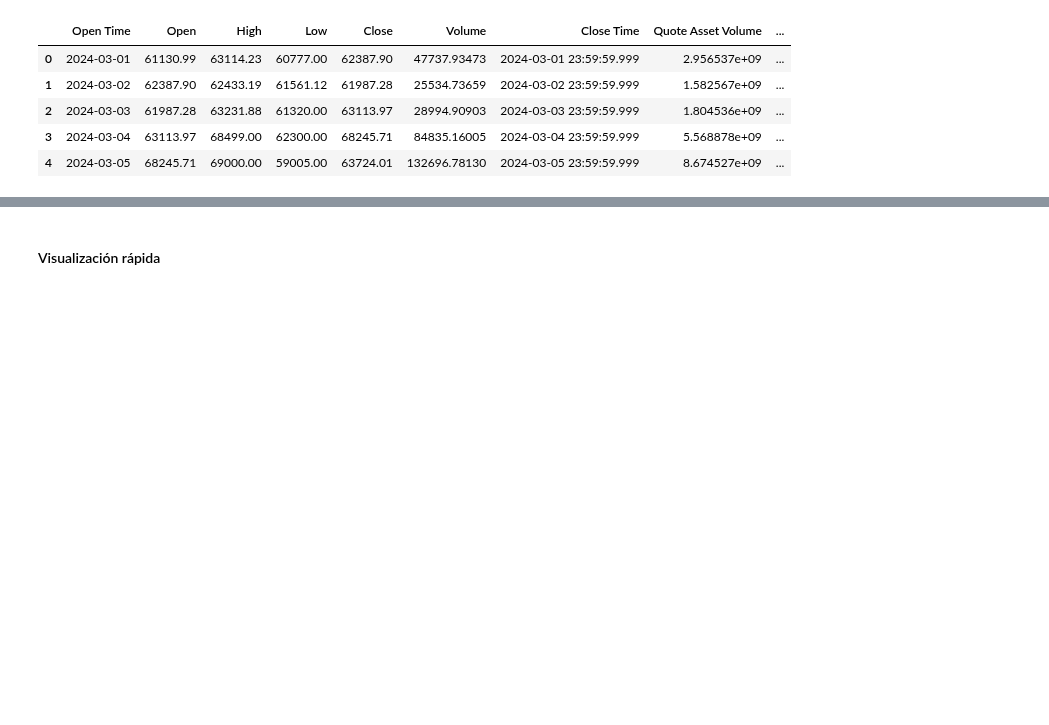
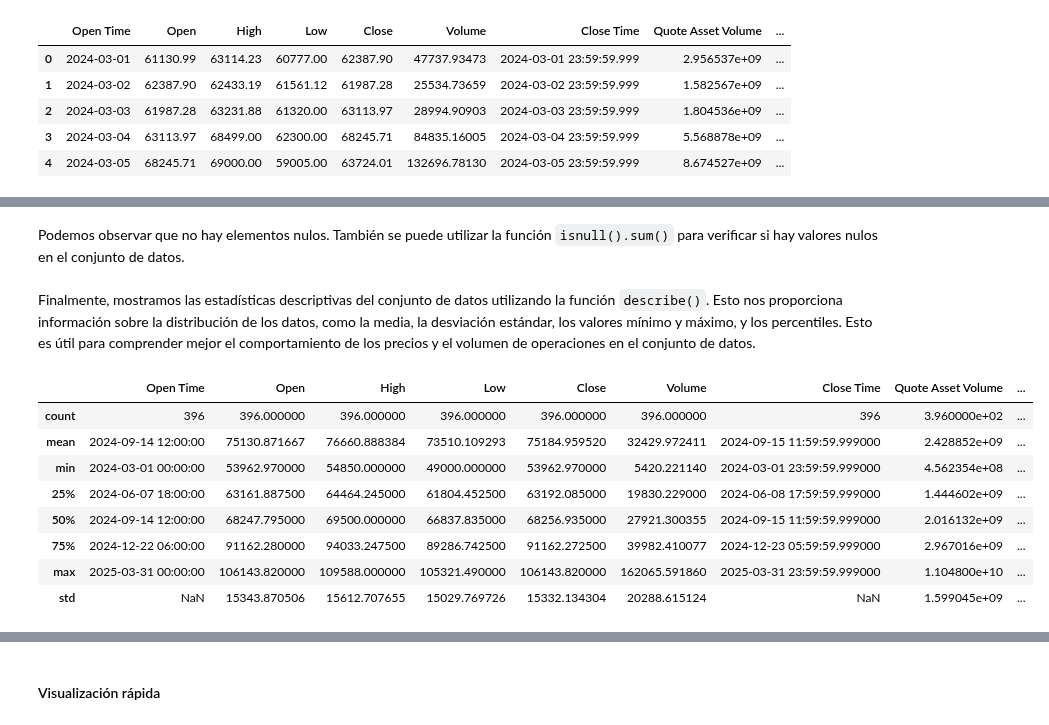
Before and after one commit to brunomaso1/uba-mia, a Jupyter notebook: mia-ast1/Trabajo final/tp-final.ipynb, the cells around one changed output, grey strips where cells are left out. Cells and saved outputs as stored; diff of their text form; code cells hidden in the pictures; blank space fills up the shorter version.

```diff
--- a/mia-ast1/Trabajo final/tp-final.ipynb
+++ b/mia-ast1/Trabajo final/tp-final.ipynb
@@ -292,0 +320,2 @@ df.head()
+# %% [markdown]
+Podemos observar que no hay elementos nulos. También se puede utilizar la función `isnull().sum()` para verificar si hay valores nulos en el conjunto de datos.
@@ -292,0 +325,14 @@ df.head()
+# %% [markdown]
+Finalmente, mostramos las estadísticas descriptivas del conjunto de datos utilizando la función `describe()`. Esto nos proporciona información sobre la distribución de los datos, como la media, la desviación estándar, los valores mínimo y máximo, y los percentiles. Esto es útil para comprender mejor el comportamiento de los precios y el volumen de operaciones en el conjunto de datos.
+# %%
+df.describe()
+# %% [output]
+|  | Open Time | Open | High | Low | Close | Volume | Close Time | Quote Asset Volume | ... |
+| count | 396 | 396.000000 | 396.000000 | 396.000000 | 396.000000 | 396.000000 | 396 | 3.960000e+02 | ... |
+| mean | 2024-09-14 12:00:00 | 75130.871667 | 76660.888384 | 73510.109293 | 75184.959520 | 32429.972411 | 2024-09-15 11:59:59.999000 | 2.428852e+09 | ... |
+| min | 2024-03-01 00:00:00 | 53962.970000 | 54850.000000 | 49000.000000 | 53962.970000 | 5420.221140 | 2024-03-01 23:59:59.999000 | 4.562354e+08 | ... |
+| 25% | 2024-06-07 18:00:00 | 63161.887500 | 64464.245000 | 61804.452500 | 63192.085000 | 19830.229000 | 2024-06-08 17:59:59.999000 | 1.444602e+09 | ... |
+| 50% | 2024-09-14 12:00:00 | 68247.795000 | 69500.000000 | 66837.835000 | 68256.935000 | 27921.300355 | 2024-09-15 11:59:59.999000 | 2.016132e+09 | ... |
+| 75% | 2024-12-22 06:00:00 | 91162.280000 | 94033.247500 | 89286.742500 | 91162.272500 | 39982.410077 | 2024-12-23 05:59:59.999000 | 2.967016e+09 | ... |
+| max | 2025-03-31 00:00:00 | 106143.820000 | 109588.000000 | 105321.490000 | 106143.820000 | 162065.591860 | 2025-03-31 23:59:59.999000 | 1.104800e+10 | ... |
+| std | NaN | 15343.870506 | 15612.707655 | 15029.769726 | 15332.134304 | 20288.615124 | NaN | 1.599045e+09 | ... |
```
Also changed, not shown: parts of 13 cells of this notebook.
